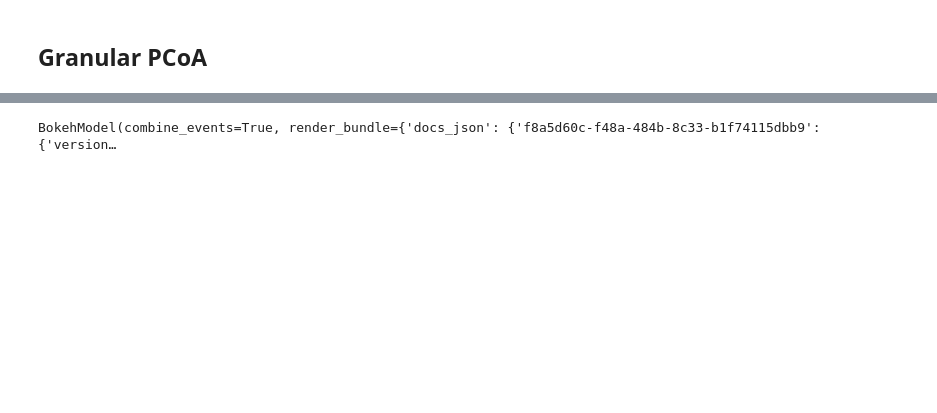
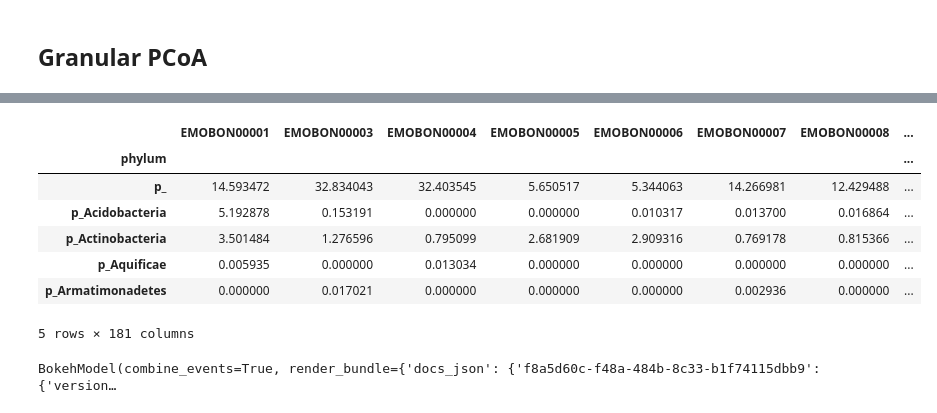
Before and after one commit to emo-bon/momics-demos, a Jupyter notebook: wf2_diversity/diversities_panel_advanced_interactive.ipynb, the cells around one changed output, grey strips where cells are left out. Saved outputs shown, nothing was run; the diff lists cells and outputs as text; code cells hidden in the pictures; blank space fills up the shorter version.

```diff
--- a/wf2_diversity/diversities_panel_advanced_interactive.ipynb
+++ b/wf2_diversity/diversities_panel_advanced_interactive.ipynb
@@ -272,6 +272,17 @@ filtered_metadata, filtered_data = filter_all_box_selection(granular_tables['LSU
 total_samplings = full_metadata['ref_code'].nunique()
 subset = filtered_metadata['ref_code'].nunique()
 taxa_count = len(filtered_data)
+# %%
+filtered_data.head()
+# %% [output]
+|  | EMOBON00001 | EMOBON00003 | EMOBON00004 | EMOBON00005 | EMOBON00006 | EMOBON00007 | EMOBON00008 | ... |
+| phylum |  |  |  |  |  |  |  | ... |
+| p_ | 14.593472 | 32.834043 | 32.403545 | 5.650517 | 5.344063 | 14.266981 | 12.429488 | ... |
+| p_Acidobacteria | 5.192878 | 0.153191 | 0.000000 | 0.000000 | 0.010317 | 0.013700 | 0.016864 | ... |
+| p_Actinobacteria | 3.501484 | 1.276596 | 0.795099 | 2.681909 | 2.909316 | 0.769178 | 0.815366 | ... |
+| p_Aquificae | 0.005935 | 0.000000 | 0.013034 | 0.000000 | 0.000000 | 0.000000 | 0.000000 | ... |
+| p_Armatimonadetes | 0.000000 | 0.017021 | 0.000000 | 0.000000 | 0.000000 | 0.002936 | 0.000000 | ... |
+5 rows × 181 columns
 # %%
 button_filter_table = pn.widgets.Button(
     name="Filter table",
```
Also changed, not shown: parts of 2 cells of this notebook, 6 other files.
